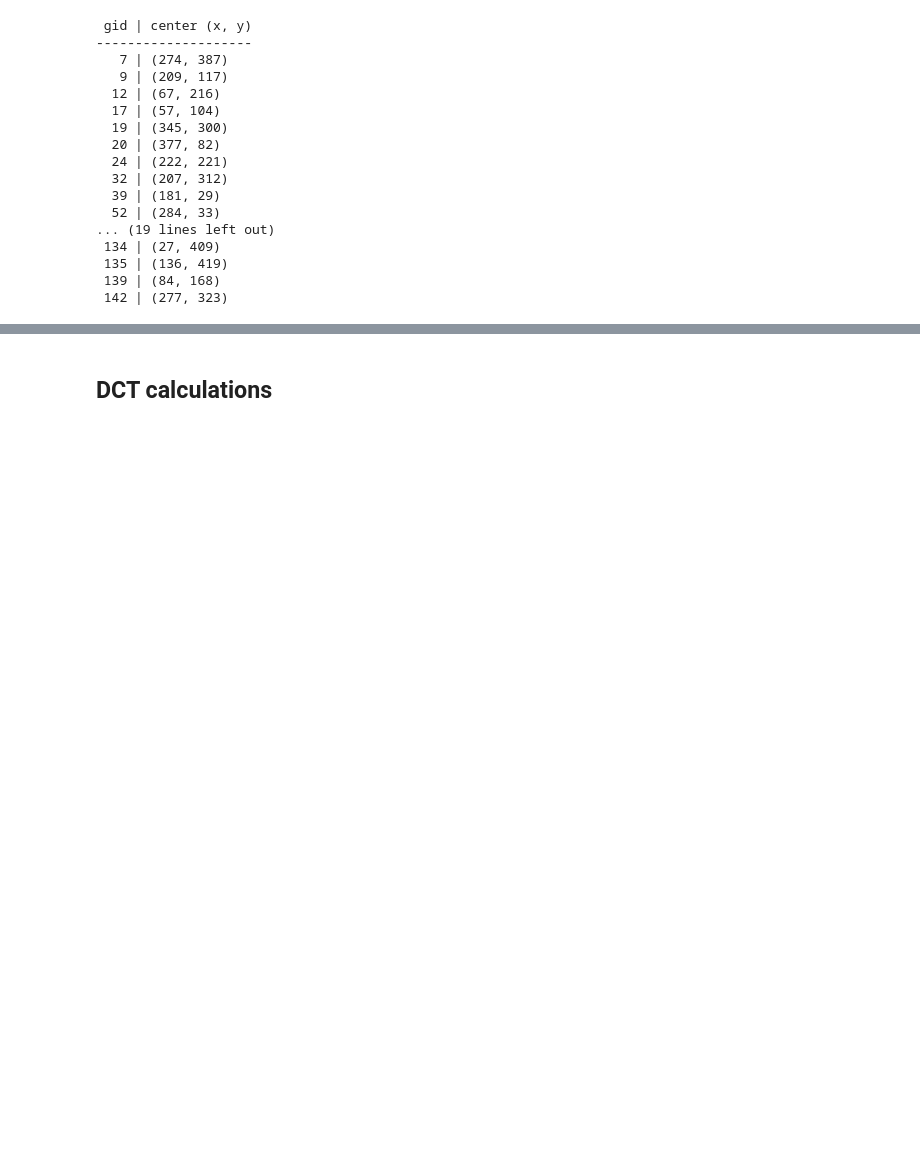
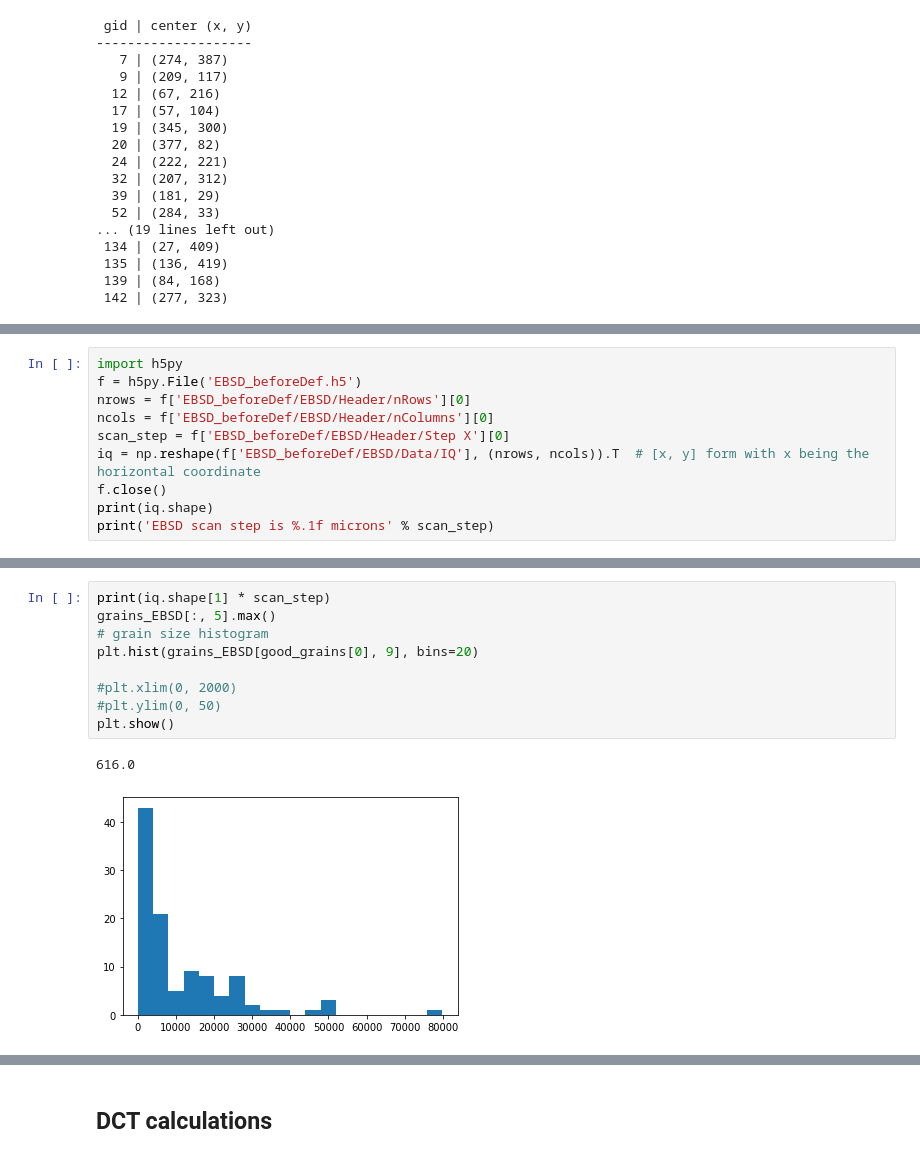
Before and after one commit to heprom/Ti7_ESRF, a Jupyter notebook: T5/T5_grains_1_5_9_24.ipynb, the cells around one changed output, grey strips where cells are left out. Cells and saved outputs as stored; diff of their text form; blank space fills up the shorter version.

```diff
--- a/T5/T5_grains_1_5_9_24.ipynb
+++ b/T5/T5_grains_1_5_9_24.ipynb
@@ -212,0 +214,10 @@ plt.show()
+# %%
+import h5py
+f = h5py.File('EBSD_beforeDef.h5')
+nrows = f['EBSD_beforeDef/EBSD/Header/nRows'][0]
+ncols = f['EBSD_beforeDef/EBSD/Header/nColumns'][0]
+scan_step = f['EBSD_beforeDef/EBSD/Header/Step X'][0]
+iq = np.reshape(f['EBSD_beforeDef/EBSD/Data/IQ'], (nrows, ncols)).T  # [x, y] form with x being the horizontal coordinate
+f.close()
+print(iq.shape)
+print('EBSD scan step is %.1f microns' % scan_step)
@@ -212,0 +248,12 @@ plt.show()
+# %%
+print(iq.shape[1] * scan_step)
+grains_EBSD[:, 5].max()
+# grain size histogram
+plt.hist(grains_EBSD[good_grains[0], 9], bins=20)
+
+#plt.xlim(0, 2000)
+#plt.ylim(0, 50)
+plt.show()
+# %% [output]
+616.0
+[figure, added]
```
Also changed, not shown: parts of 20 cells of this notebook, 10 other files.
